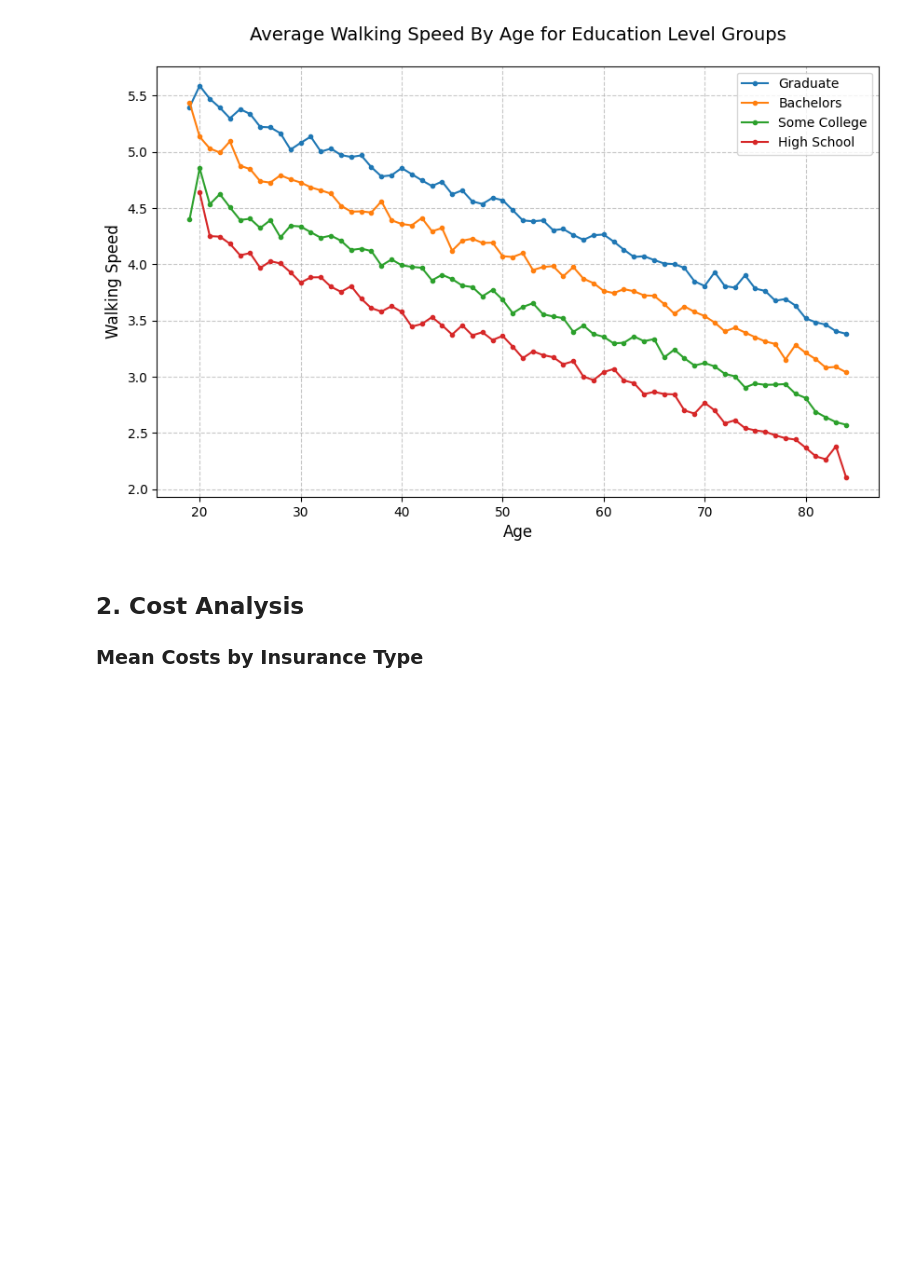
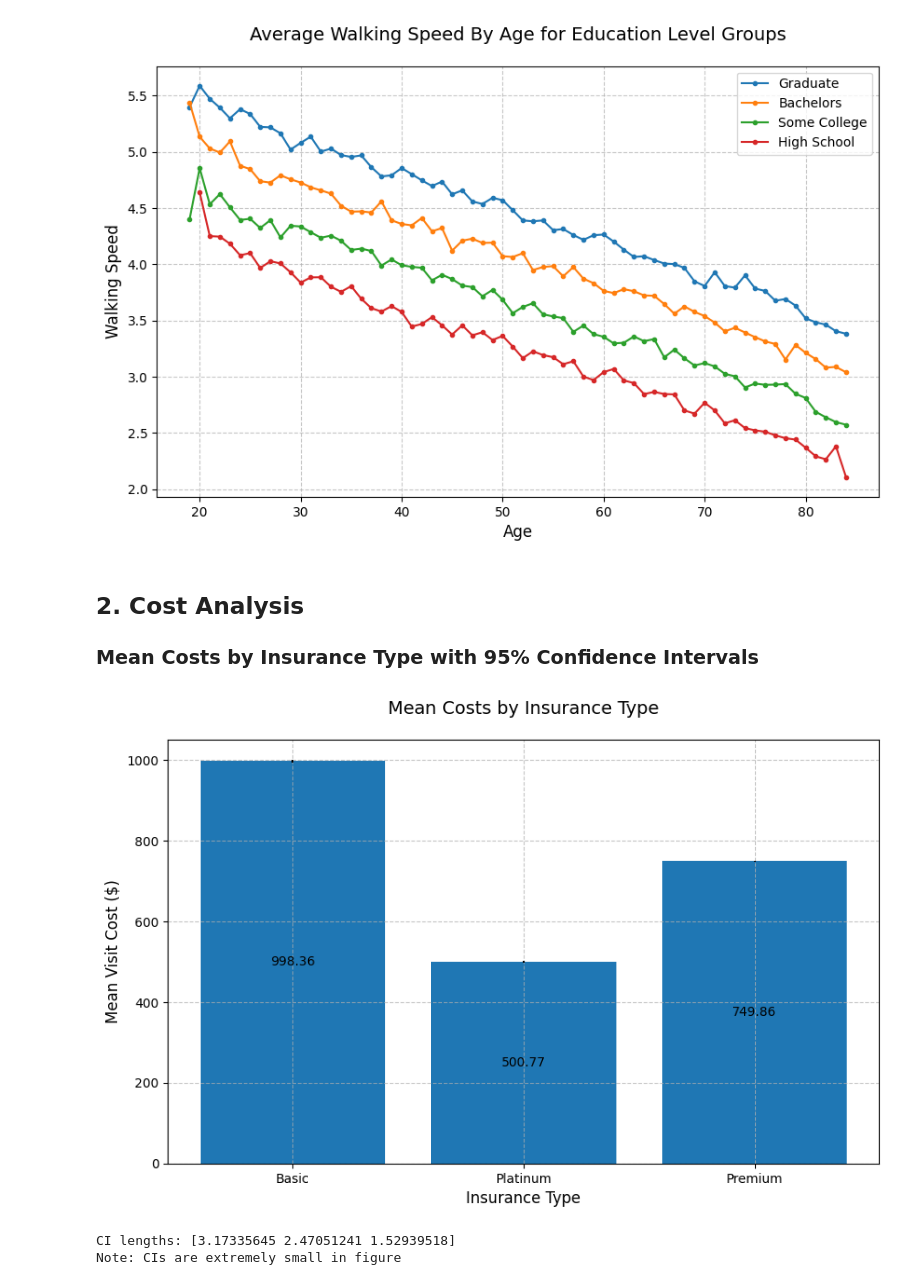
Before and after one commit to UCSF-DataSci/09-second-exam-hcheng25, a Jupyter notebook: visualize.ipynb, the cells around one changed output. Cells and saved outputs as stored; diff of their text form; code cells hidden in the pictures; blank space fills up the shorter version.

```diff
--- a/visualize.ipynb
+++ b/visualize.ipynb
@@ -88,4 +88,31 @@ plt.show()
 # %% [markdown]
 ## 2. Cost Analysis
 
-### Mean Costs by Insurance Type
+### Mean Costs by Insurance Type with 95% Confidence Intervals
+# %%
+basic = df[df['insurance']=='Basic']
+prem = df[df['insurance']=='Premium']
+plat = df[df['insurance']=='Platinum']
+
+# for purposes of this project, assume visit costs are distributed normally, though they are not
+data_counts = [len(basic['visit_cost']), len(prem['visit_cost']), len(plat['visit_cost'])]
+sds = [np.std(basic['visit_cost']), np.std(prem['visit_cost']), np.std(plat['visit_cost'])]
+ses = sds/np.sqrt(data_counts)
+# 95% confidence interval is 1.96 times the SE on either side of the mean
+ci_length = ses*1.96
+
+mean_costs = df.groupby('insurance')['visit_cost'].mean()
+plt.figure(figsize=(10,6))
+plt.bar_label(plt.bar(x=mean_costs.index.values, height=mean_costs), labels=round(mean_costs,2), label_type='center')
+plt.errorbar(x=mean_costs.index.values, y=mean_costs, yerr=ci_length, linestyle='', color='black')
+plt.title('Mean Costs by Insurance Type', fontsize=14, pad=20)
+plt.xlabel('Insurance Type', fontsize=12)
+plt.ylabel('Mean Visit Cost ($)', fontsize=12)
+plt.grid(True, linestyle='--', alpha=0.7)
+plt.show()
+print(f'CI lengths: {ci_length}')
+print('Note: CIs are extremely small in figure')
+# %% [output]
+[figure, added]
+CI lengths: [3.17335645 2.47051241 1.52939518]
+Note: CIs are extremely small in figure
```
Also changed, not shown: parts of 3 cells of this notebook, 1 other file.
